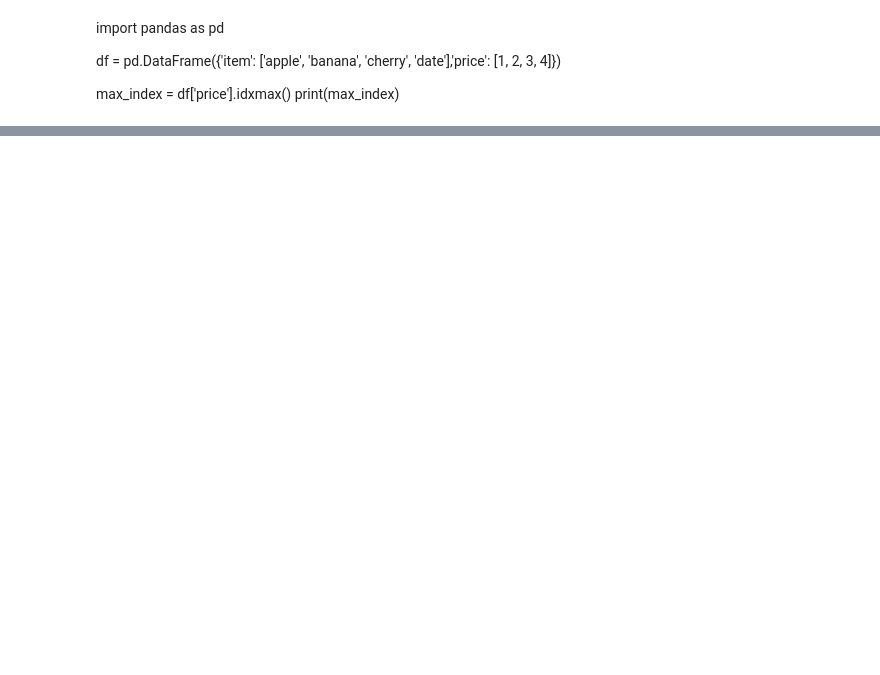
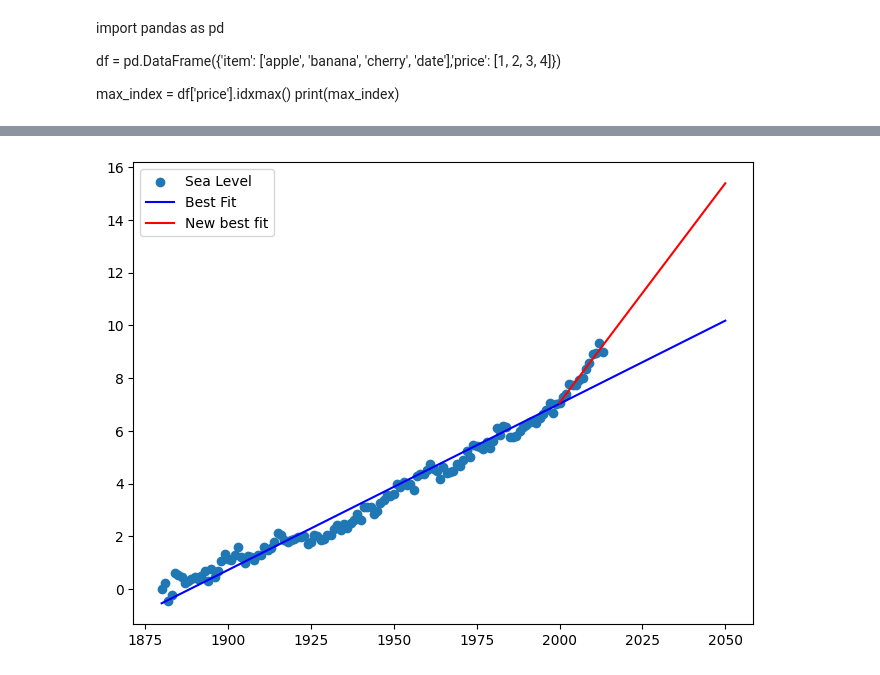
Before and after one commit to Braxion06/FreeCodeCamp---Data-Analysis-Projects, a Jupyter notebook: ad_hoc_testing.ipynb, the cells around one changed output, grey strips where cells are left out. Cells and saved outputs as stored; diff of their text form; code cells hidden in the pictures; blank space fills up the shorter version.

```diff
--- a/ad_hoc_testing.ipynb
+++ b/ad_hoc_testing.ipynb
@@ -261,0 +303,18 @@ print(max_index)
+# %%
+# Create second line of best fit
+fig, axes = plt.subplots(figsize=(8,6))
+axes.scatter(df['Year'], df['CSIRO Adjusted Sea Level'], label= 'Sea Level')
+slope, intercept, r, p, se = linregress(df['Year'], df['CSIRO Adjusted Sea Level'])
+fit_x1 = pd.Series([df['Year'].min(), 2050])
+fit_y1 = slope * fit_x1 + intercept
+axes.plot(fit_x1, fit_y1, label= 'Best Fit',color= 'b')
+slope_2, intercept_2, r_2, p_2, se_2 = linregress(
+    df['Year'].loc[df['Year'] > 2000],
+    df['CSIRO Adjusted Sea Level'].loc[df['Year'] > 2000])
+fit_x2 = pd.Series([2000,2050])
+fit_y2 = slope_2 * fit_x2 + intercept_2
+axes.plot(fit_x2, fit_y2, label= 'New best fit', color='r')
+plt.legend()
+plt.show()
+# %% [output]
+[figure, added]
```
Also changed, not shown: parts of 11 cells of this notebook, 5 other files.
